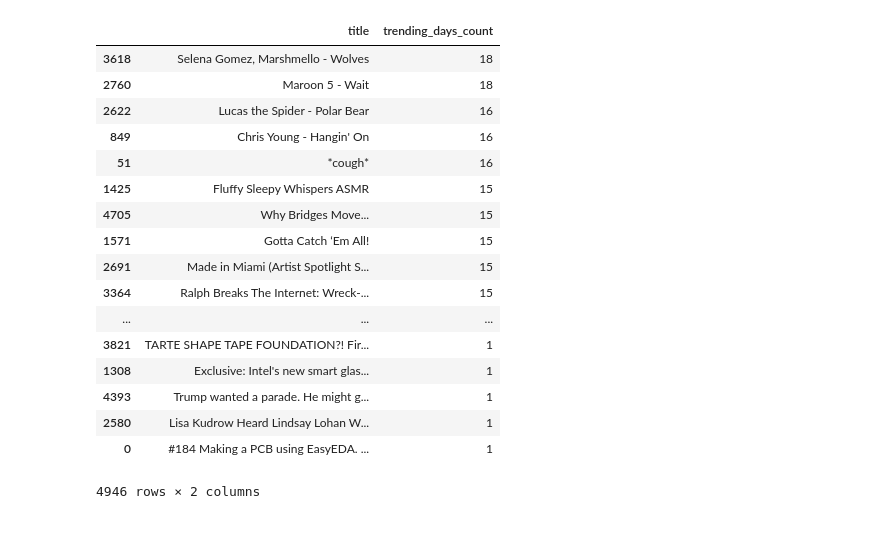
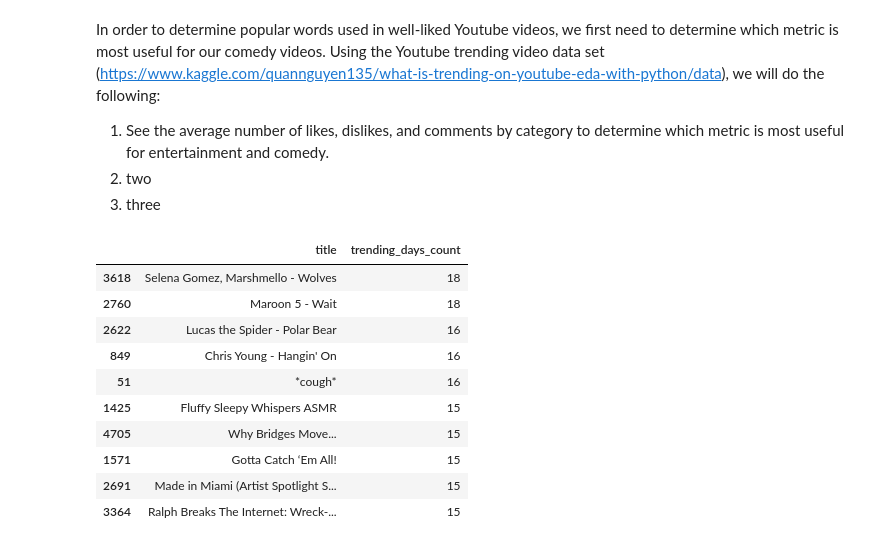
Before and after one commit to louiskonig/best-words-on-youtube-titles, a Jupyter notebook: Best_Youtube_Titles.ipynb, the cells around one changed output. Saved outputs shown, nothing was run; the diff lists cells and outputs as text; code cells hidden in the pictures.

```diff
--- a/Best_Youtube_Titles.ipynb
+++ b/Best_Youtube_Titles.ipynb
@@ -8,27 +16,39 @@ from pprint import pprint
 
 %matplotlib notebook
+# %% [markdown]
+In order to determine popular words used in well-liked Youtube videos, we first need to determine which metric is most useful for our comedy videos.  Using the Youtube trending video data set (https://www.kaggle.com/quannguyen135/what-is-trending-on-youtube-eda-with-python/data), we will do the following:
+
+1. See the average number of likes, dislikes, and comments by category to determine which metric is most useful for entertainment and comedy.
+2. two
+3. three
 # %%
 #load trending videos
 trending_videos = pd.read_csv('USvideos.csv')
+
+#update types as follows:
+#integer:  views, like,s dislikes, and comment_count
+#string:  category_id
+type_int_list = ['views', 'likes', 'comment_count', 'dislikes']
+for column in type_int_list:
+    trending_videos[column] = trending_videos[column].astype(int)
+
+type_str_list = ['category_id']
+for column in type_str_list:
+    trending_videos[column] = trending_videos[column].astype(str)
+
+#group trending videos by days trending
 top_trending_videos_days = trending_videos.groupby(['title']).size().reset_index(name='trending_days_count').sort_values(['trending_days_count'], ascending=[False])
-#top_trending_videos_days['trending_days_count'].head(20).sum()
-top_trending_videos_days
+
+top_trending_videos_days.head(10)
 # %% [output]
 |  | title | trending_days_count |
 | 3618 | Selena Gomez, Marshmello - Wolves | 18 |
 | 2760 | Maroon 5 - Wait | 18 |
 | 2622 | Lucas the Spider - Polar Bear | 16 |
 | 849 | Chris Young - Hangin' On | 16 |
 | 51 | *cough* | 16 |
 | 1425 | Fluffy Sleepy Whispers ASMR | 15 |
 | 4705 | Why Bridges Move... | 15 |
 | 1571 | Gotta Catch ‘Em All! | 15 |
 | 2691 | Made in Miami (Artist Spotlight S... | 15 |
 | 3364 | Ralph Breaks The Internet: Wreck-... | 15 |
-| ... | ... | ... |
-| 3821 | TARTE SHAPE TAPE FOUNDATION?! Fir... | 1 |
-| 1308 | Exclusive: Intel's new smart glas... | 1 |
-| 4393 | Trump wanted a parade. He might g... | 1 |
-| 2580 | Lisa Kudrow Heard Lindsay Lohan W... | 1 |
-| 0 | #184 Making a PCB using EasyEDA. ... | 1 |
-4946 rows × 2 columns
```
Also changed, not shown: parts of 25 cells of this notebook, 1 other file.
